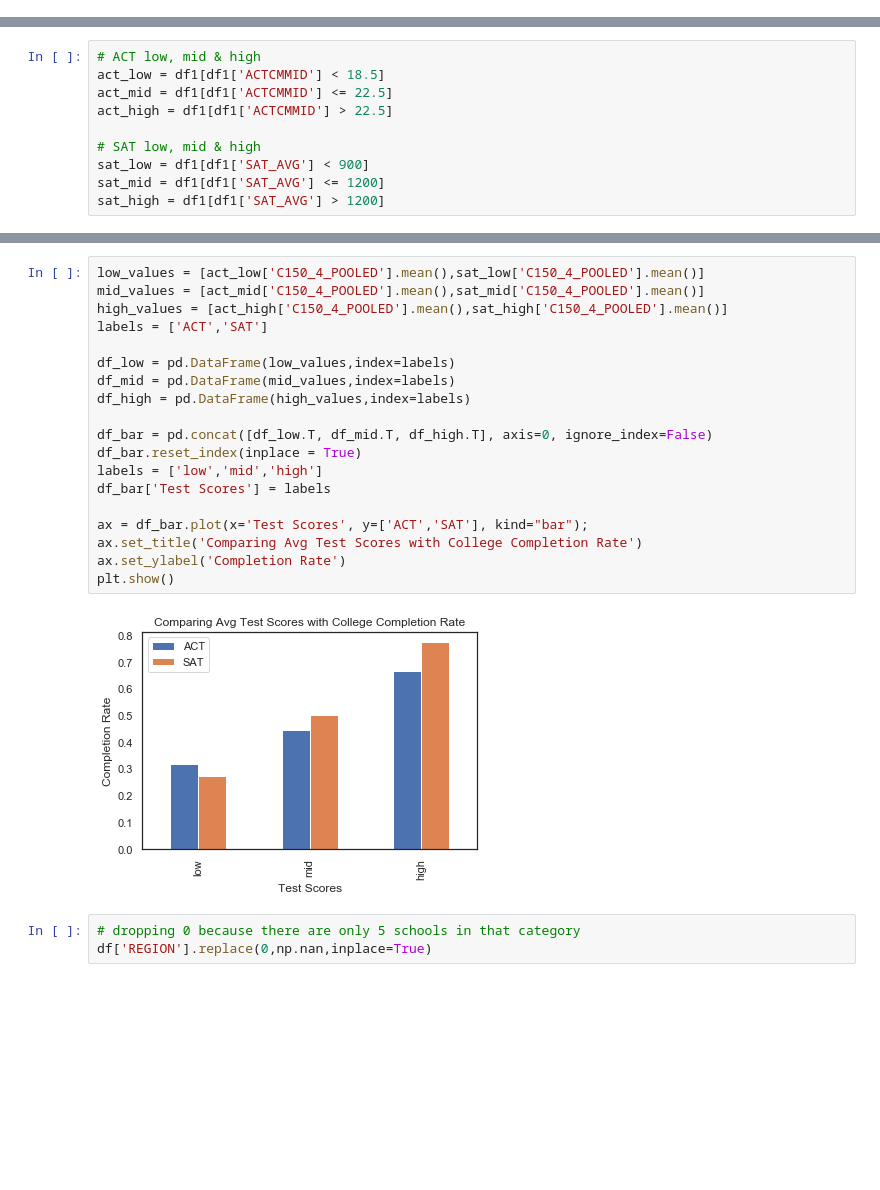
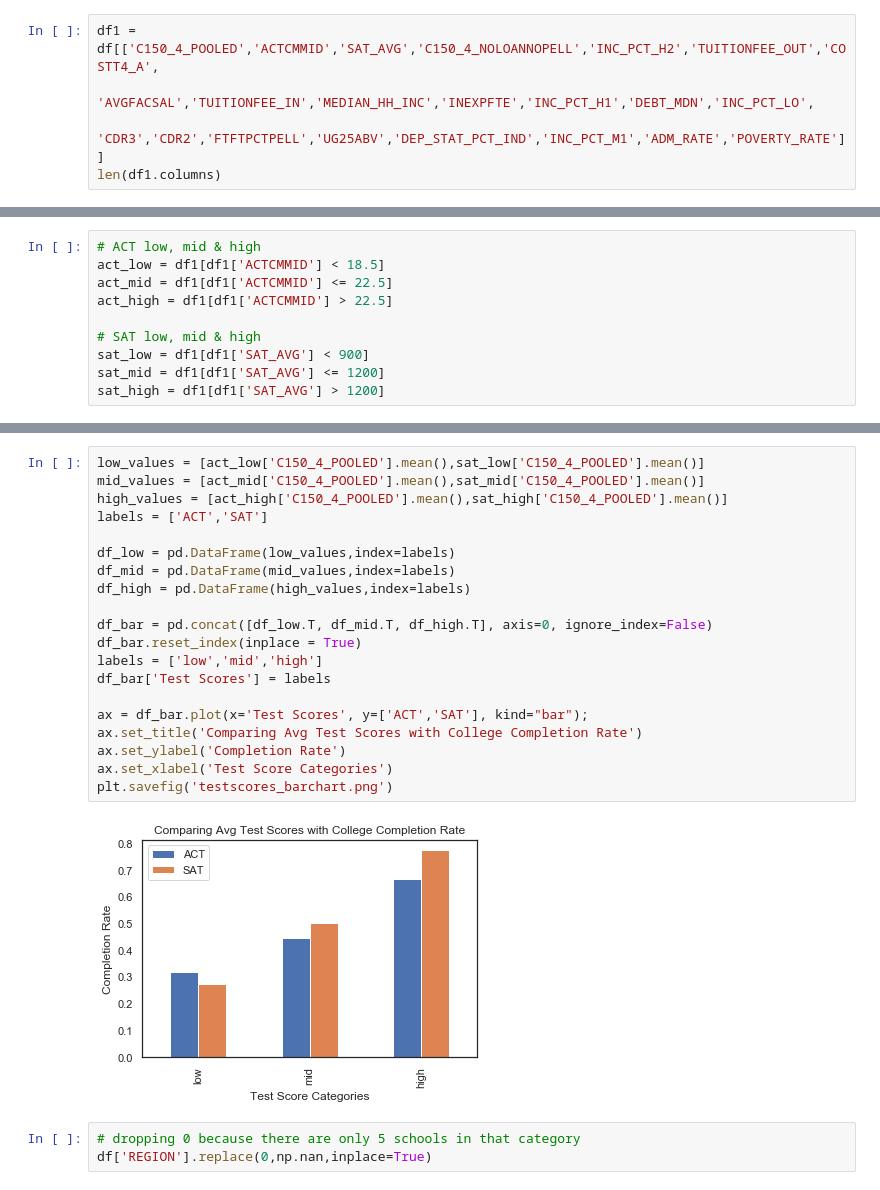
Before and after one commit to lcunningham24/Mod2Project, a Jupyter notebook: eda_visualizations_hypothesis.ipynb, the cells around one changed output, grey strips where cells are left out. Cells and saved outputs as stored; diff of their text form; blank space fills up the shorter version.

```diff
--- a/eda_visualizations_hypothesis.ipynb
+++ b/eda_visualizations_hypothesis.ipynb
@@ -46,0 +48,5 @@ df1 = df[['C150_4_POOLED','INC_PCT_LO','FTFTPCTPELL','INEXPFTE','MEDIAN_HH_INC',
+# %%
+df1 = df[['C150_4_POOLED','ACTCMMID','SAT_AVG','C150_4_NOLOANNOPELL','INC_PCT_H2','TUITIONFEE_OUT','COSTT4_A',
+              'AVGFACSAL','TUITIONFEE_IN','MEDIAN_HH_INC','INEXPFTE','INC_PCT_H1','DEBT_MDN','INC_PCT_LO',
+              'CDR3','CDR2','FTFTPCTPELL','UG25ABV','DEP_STAT_PCT_IND','INC_PCT_M1','ADM_RATE','POVERTY_RATE']]
+len(df1.columns)
@@ -130,24 +158,25 @@ sat_high = df1[df1['SAT_AVG'] > 1200]
 # %%
 low_values = [act_low['C150_4_POOLED'].mean(),sat_low['C150_4_POOLED'].mean()]
 mid_values = [act_mid['C150_4_POOLED'].mean(),sat_mid['C150_4_POOLED'].mean()]
 high_values = [act_high['C150_4_POOLED'].mean(),sat_high['C150_4_POOLED'].mean()]
 labels = ['ACT','SAT']
 
 df_low = pd.DataFrame(low_values,index=labels)
 df_mid = pd.DataFrame(mid_values,index=labels)
 df_high = pd.DataFrame(high_values,index=labels)
 
 df_bar = pd.concat([df_low.T, df_mid.T, df_high.T], axis=0, ignore_index=False)
 df_bar.reset_index(inplace = True)
 labels = ['low','mid','high']
 df_bar['Test Scores'] = labels
 
 ax = df_bar.plot(x='Test Scores', y=['ACT','SAT'], kind="bar");
 ax.set_title('Comparing Avg Test Scores with College Completion Rate')
 ax.set_ylabel('Completion Rate')
-plt.show()
+ax.set_xlabel('Test Score Categories')
+plt.savefig('testscores_barchart.png')
 # %% [output]
-[figure, old version]
+[figure, new version]
 # %%
 # dropping 0 because there are only 5 schools in that category
 df['REGION'].replace(0,np.nan,inplace=True)
```
Also changed, not shown: parts of 27 cells of this notebook, 1 other file.
